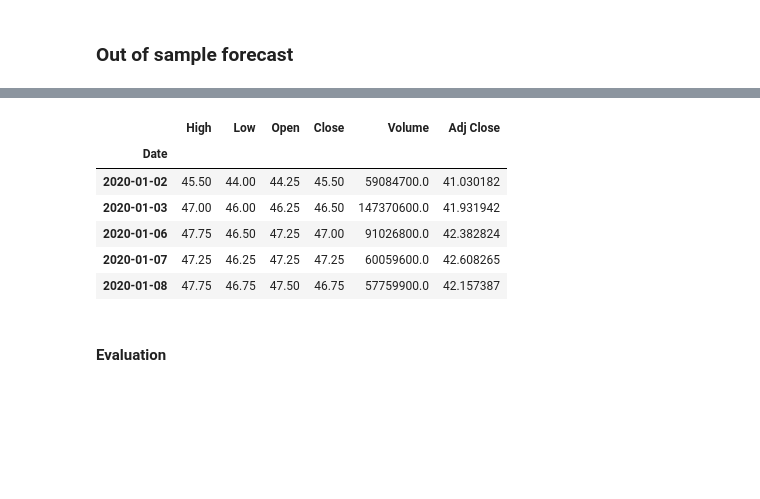
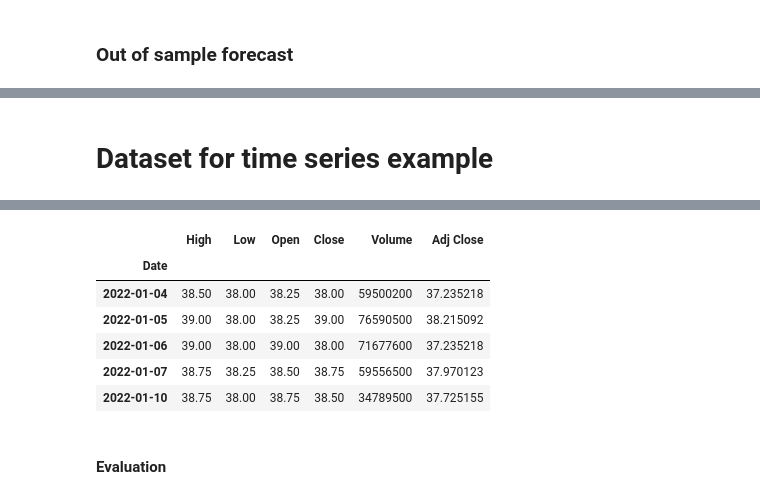
Before and after one commit to ekaratnida/Automated_Tools-, a Jupyter notebook: Module3_2.ipynb, the cells around one changed output, grey strips where cells are left out. Saved outputs shown, nothing was run; the diff lists cells and outputs as text; code cells hidden in the pictures; blank space fills up the shorter version.

```diff
--- a/Module3_2.ipynb
+++ b/Module3_2.ipynb
@@ -221,11 +220,13 @@ plt.show()
 [figure]
+# %% [markdown]
+# Dataset for time series example
 # %%
 !pip install --upgrade pandas
 !pip install --upgrade pandas-datareader
 import pandas_datareader as web
 import datetime
-start = datetime.datetime(2020, 1, 1)
-end = datetime.datetime(2020, 6, 30)
+start = datetime.datetime(2022, 1, 1)
+end = datetime.datetime(2022, 1, 30)
 df3 = web.DataReader("PTT.BK", 'yahoo', start, end)
 df3.head()
 # %% [output]
@@ -249,9 +250,9 @@ Requirement already satisfied: urllib3!=1.25.0,!=1.25.1,<1.26,>=1.21.1 in /usr/l
 |  | High | Low | Open | Close | Volume | Adj Close |
 | Date |  |  |  |  |  |  |
-| 2020-01-02 | 45.50 | 44.00 | 44.25 | 45.50 | 59084700.0 | 41.030182 |
-| 2020-01-03 | 47.00 | 46.00 | 46.25 | 46.50 | 147370600.0 | 41.931942 |
-| 2020-01-06 | 47.75 | 46.50 | 47.25 | 47.00 | 91026800.0 | 42.382824 |
-| 2020-01-07 | 47.25 | 46.25 | 47.25 | 47.25 | 60059600.0 | 42.608265 |
-| 2020-01-08 | 47.75 | 46.75 | 47.50 | 46.75 | 57759900.0 | 42.157387 |
+| 2022-01-04 | 38.50 | 38.00 | 38.25 | 38.00 | 59500200 | 37.235218 |
+| 2022-01-05 | 39.00 | 38.00 | 38.25 | 39.00 | 76590500 | 38.215092 |
+| 2022-01-06 | 39.00 | 38.00 | 39.00 | 38.00 | 71677600 | 37.235218 |
+| 2022-01-07 | 38.75 | 38.25 | 38.50 | 38.75 | 59556500 | 37.970123 |
+| 2022-01-10 | 38.75 | 38.00 | 38.75 | 38.50 | 34789500 | 37.725155 |
 # %% [markdown]
 #### **Evaluation**
```
Also changed, not shown: parts of 7 cells of this notebook.
